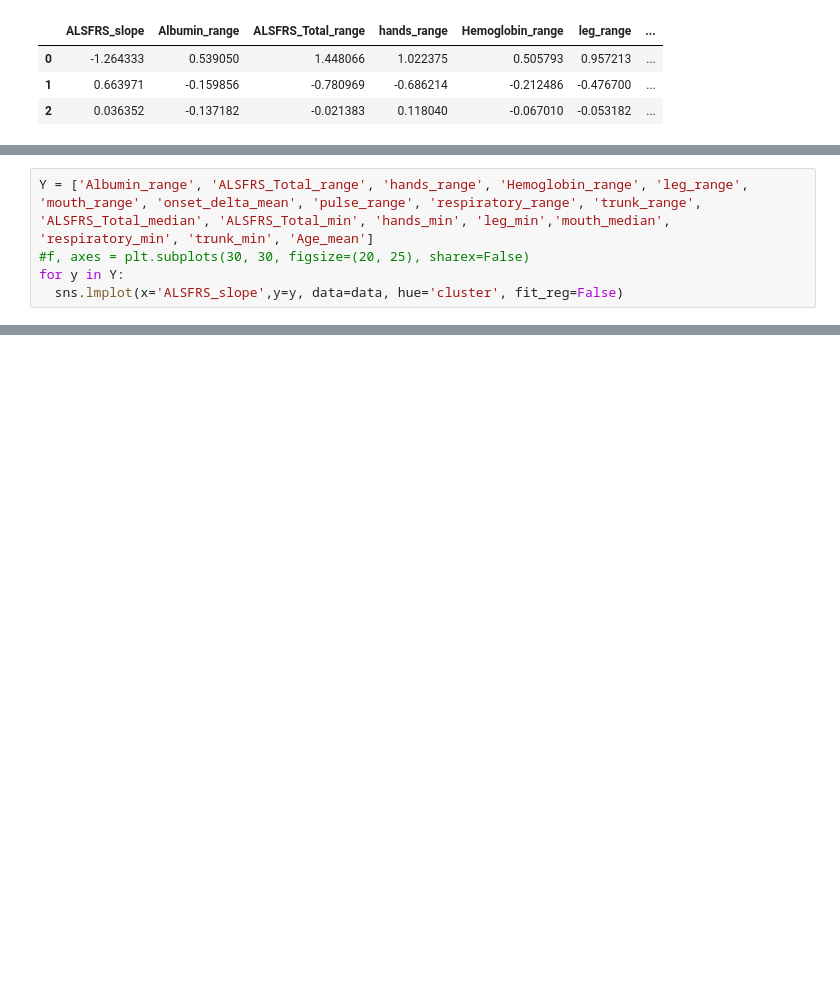
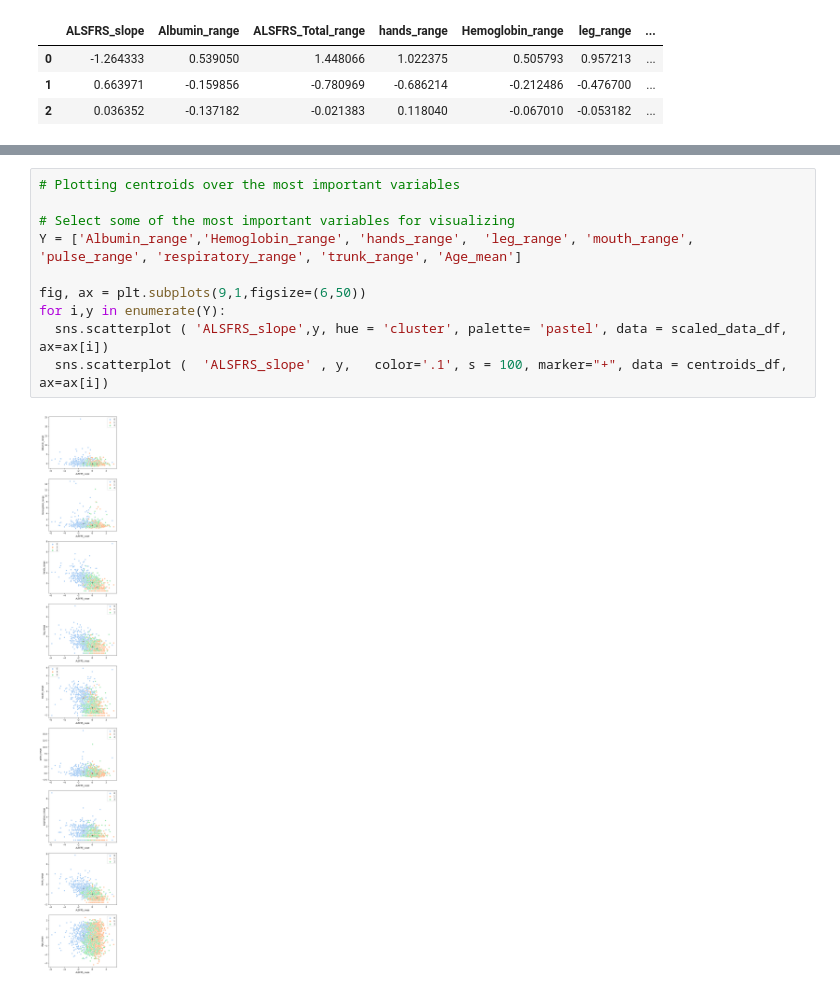
Before and after one commit to HuyenNguyenHelen/INFO-5505---Machine-learning, a Jupyter notebook: HuyenNguyen_Assignment_3.ipynb, the cells around one changed output, grey strips where cells are left out. Drawn from its saved outputs; the diff is of its cells as text; blank space fills up the shorter version.

```diff
--- a/HuyenNguyen_Assignment_3.ipynb
+++ b/HuyenNguyen_Assignment_3.ipynb
@@ -332,5 +299,0 @@ sns.scatterplot ( 'Age_mean', 'ALSFRS_slope', data = centroids_df)
-# %%
-Y = ['Albumin_range', 'ALSFRS_Total_range', 'hands_range', 'Hemoglobin_range', 'leg_range', 'mouth_range', 'onset_delta_mean', 'pulse_range', 'respiratory_range', 'trunk_range', 'ALSFRS_Total_median', 'ALSFRS_Total_min', 'hands_min', 'leg_min','mouth_median', 'respiratory_min', 'trunk_min', 'Age_mean']
-#f, axes = plt.subplots(30, 30, figsize=(20, 25), sharex=False)
-for y in Y:
-  sns.lmplot(x='ALSFRS_slope',y=y, data=data, hue='cluster', fit_reg=False)
@@ -350,0 +300,12 @@ for y in Y:
+# %%
+# Plotting centroids over the most important variables
+
+# Select some of the most important variables for visualizing
+Y = ['Albumin_range','Hemoglobin_range', 'hands_range',  'leg_range', 'mouth_range', 'pulse_range', 'respiratory_range', 'trunk_range', 'Age_mean']
+
+fig, ax = plt.subplots(9,1,figsize=(6,50))
+for i,y in enumerate(Y):
+  sns.scatterplot ( 'ALSFRS_slope',y, hue = 'cluster', palette= 'pastel', data = scaled_data_df, ax=ax[i])
+  sns.scatterplot (  'ALSFRS_slope' , y,   color='.1', s = 100, marker="+", data = centroids_df, ax=ax[i])
+# %% [output]
+[figure, added]
```
Also changed, not shown: parts of 33 cells of this notebook.
